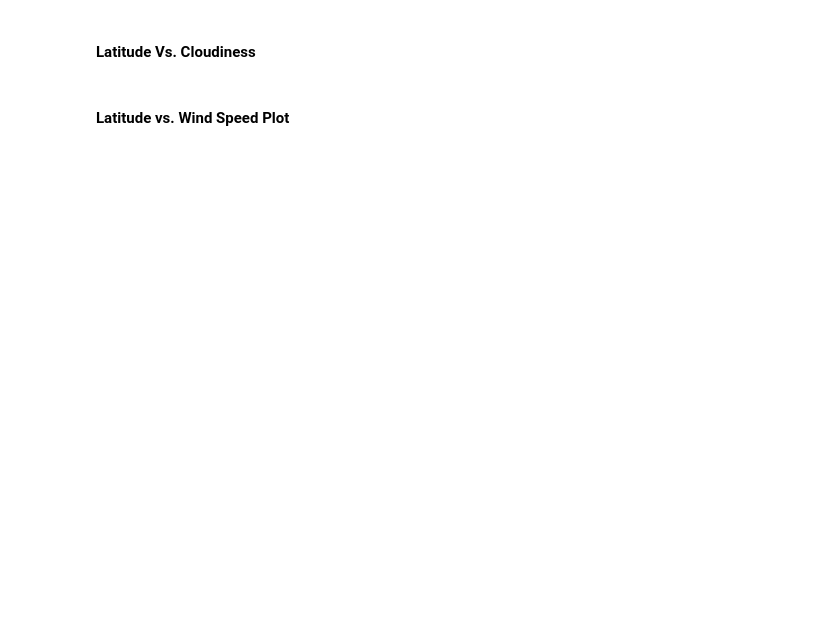
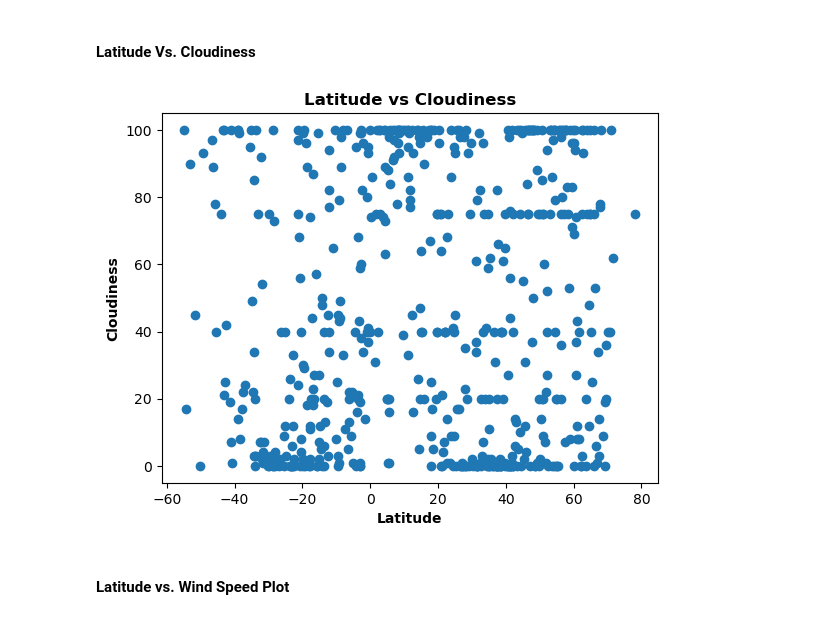
Before and after one commit to TJDavis91/Python_API-Challenge, a Jupyter notebook: WeatherPy/WeatherPy.ipynb, the cells around one changed output. Drawn from its saved outputs; the diff is of its cells as text; code cells hidden in the pictures; blank space fills up the shorter version.

```diff
--- a/WeatherPy/WeatherPy.ipynb
+++ b/WeatherPy/WeatherPy.ipynb
@@ -231,15 +251,23 @@ plt.show()
 # %%
 # Build the scatter plots for latitude vs. cloudiness
 # YOUR CODE HERE
+x_values = city_data_df["Lat"]
+y_values = city_data_df["Cloudiness"]
+plt.scatter(x_values, y_values, marker="o")
 
 # Incorporate the other graph properties
 # YOUR CODE HERE
+plt.xlabel("Latitude", fontweight="bold")
+plt.ylabel("Cloudiness", fontweight="bold")
+plt.title("Latitude vs Cloudiness", fontweight="bold")
 
 # Save the figure
 plt.savefig("output_data/Fig3.png")
 
 # Show plot
 plt.show()
+# %% [output]
+[figure, added]
 # %% [markdown]
 #### Latitude vs. Wind Speed Plot
 # %%
```
Also changed, not shown: parts of 37 cells of this notebook, 5 other files.
